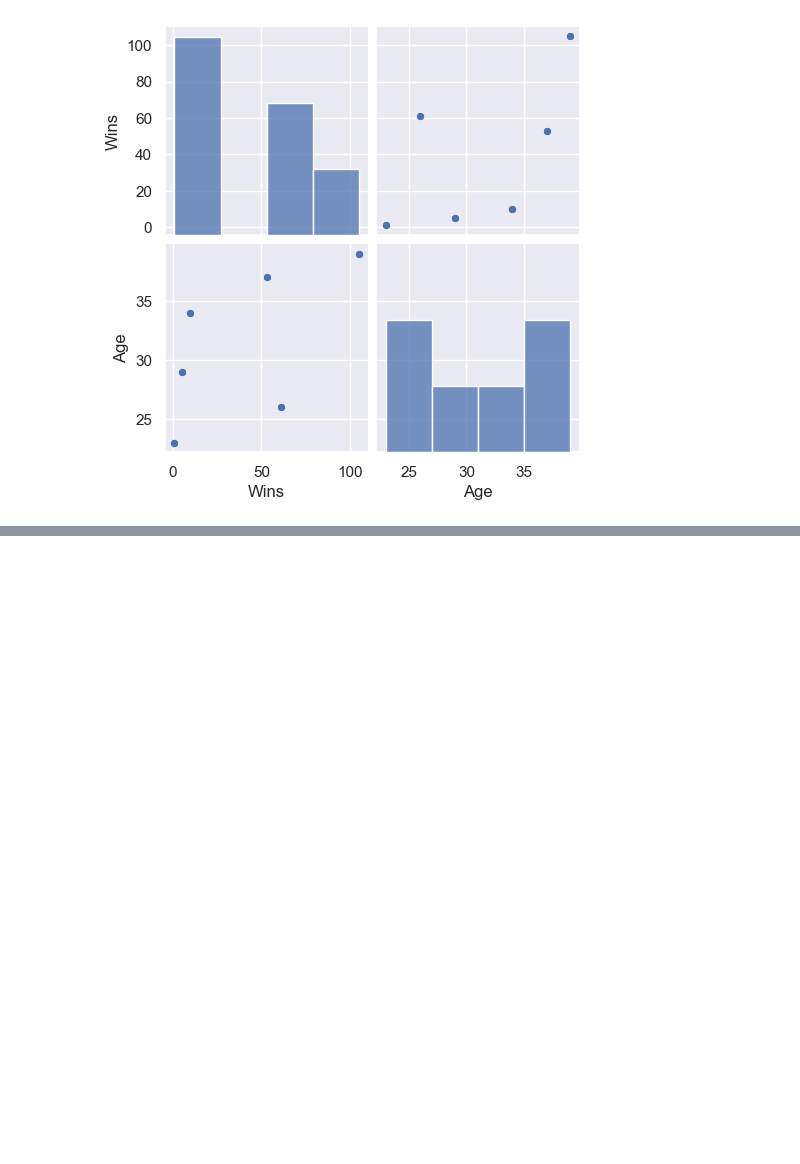
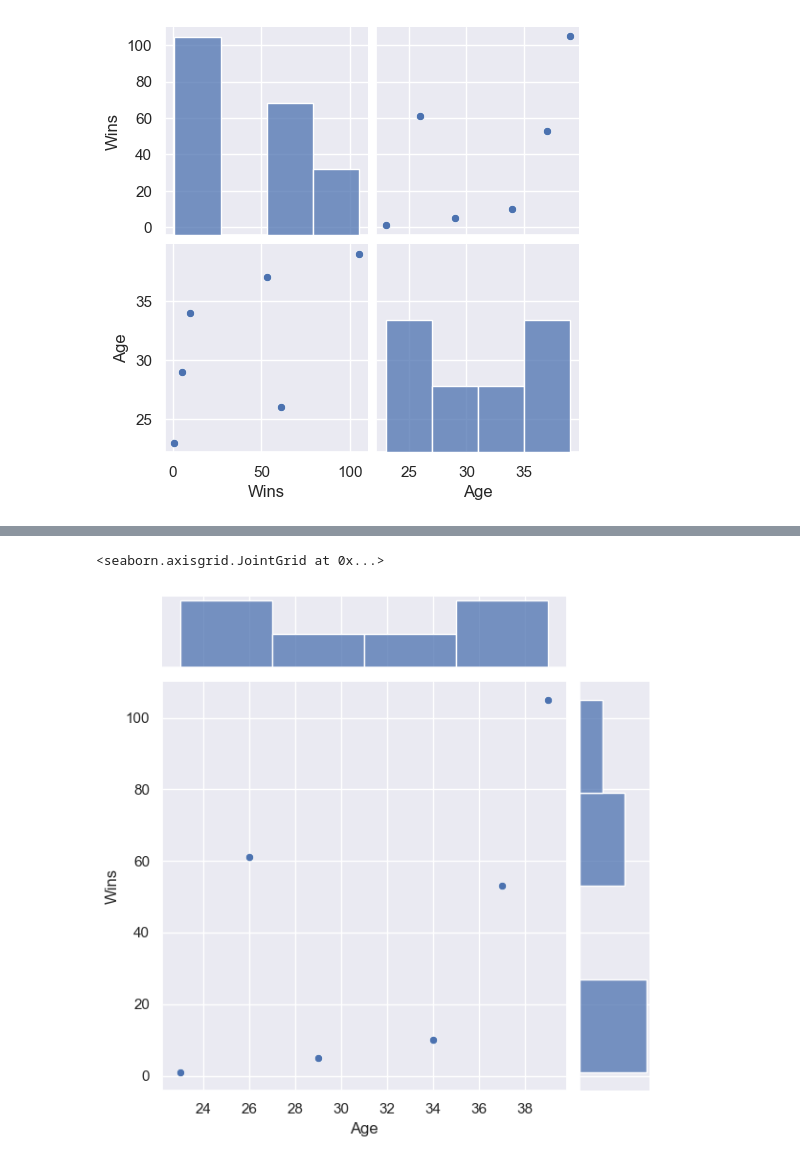
Before and after one commit to noirelab/lamia-bootcamp, a Jupyter notebook: CARD 5/4 - Matplotlib and seaborn.ipynb, the cells around one changed output, grey strips where cells are left out. Drawn from its saved outputs; the diff is of its cells as text; code cells hidden in the pictures; blank space fills up the shorter version.

```diff
--- a/CARD 5/4 - Matplotlib and seaborn.ipynb
+++ b/CARD 5/4 - Matplotlib and seaborn.ipynb
@@ -120,0 +126,5 @@ sns.pairplot(df, height=2.5) # cria um gráfico de pares
+# %%
+sns.jointplot(x = 'Age', y = 'Wins', data = df) # o jointplot cria um scatterplot e um histograma
+# %% [output]
+<seaborn.axisgrid.JointGrid at 0x...>
+[figure, added]
```
Also changed, not shown: parts of 12 cells of this notebook, 1 other file.
